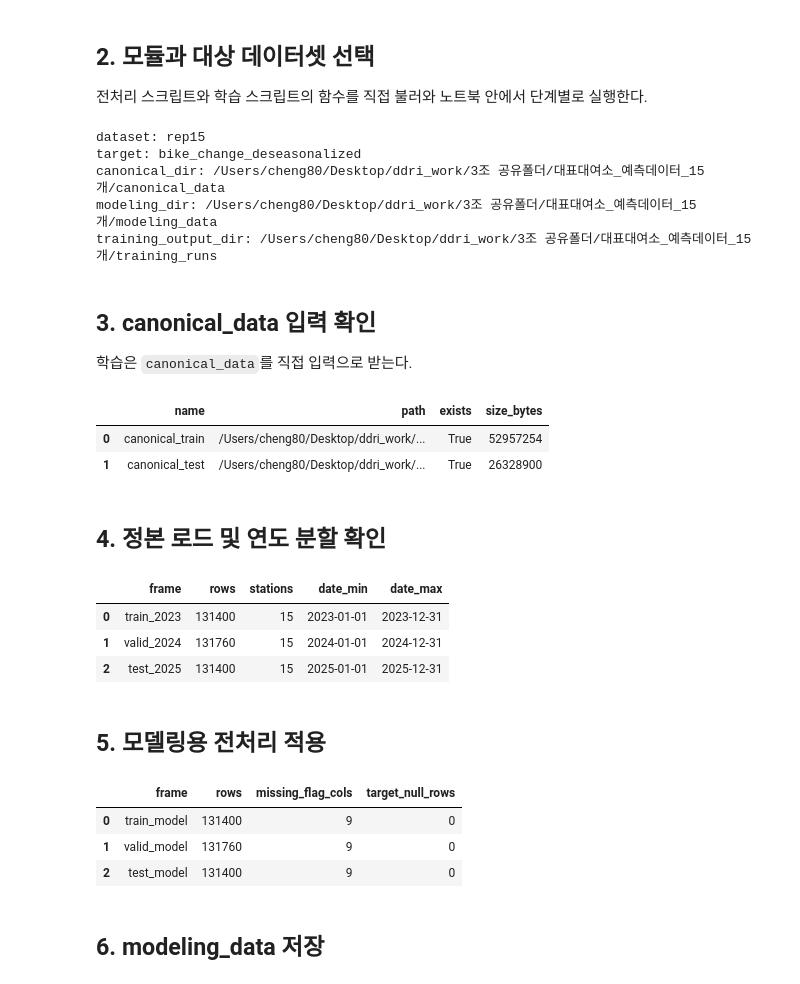
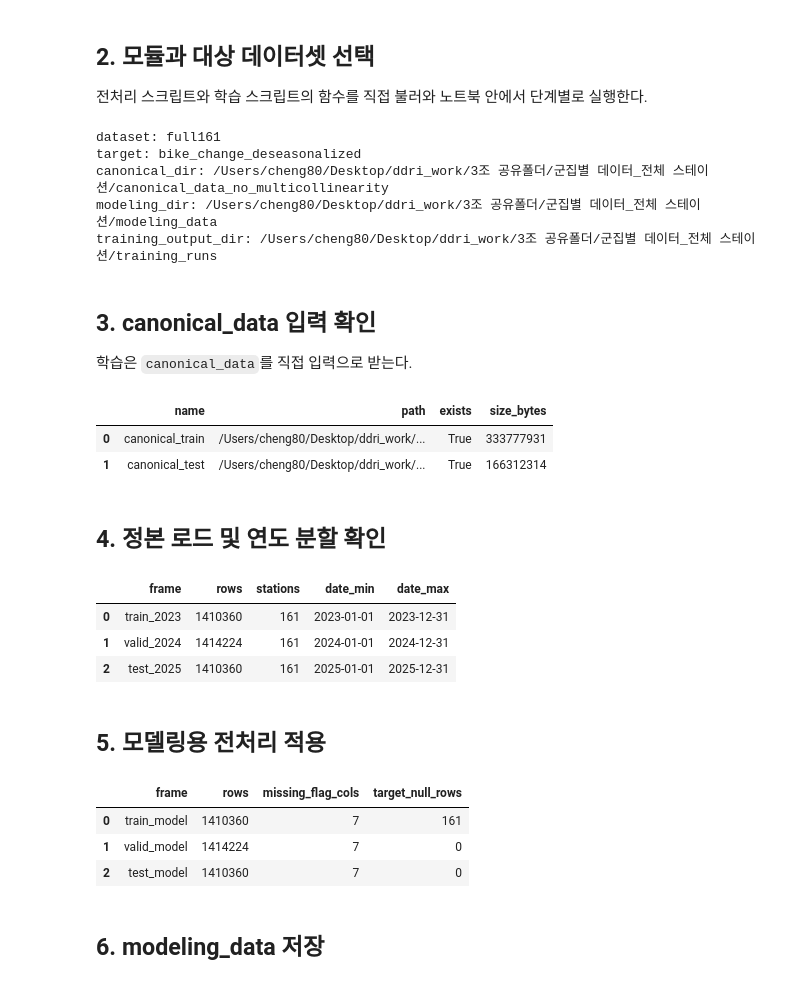
Before and after one commit to cheng80/ddri_work, a Jupyter notebook: works/06_prediction_training/01_notebook/04_ddri_prediction_train_eval_run_all.ipynb, the cells around one changed output. Drawn from its saved outputs; the diff is of its cells as text; code cells hidden in the pictures.

```diff
--- a/works/06_prediction_training/01_notebook/04_ddri_prediction_train_eval_run_all.ipynb
+++ b/works/06_prediction_training/01_notebook/04_ddri_prediction_train_eval_run_all.ipynb
@@ -61,7 +61,7 @@ train_eval = importlib.util.module_from_spec(train_spec)
 sys.modules[train_spec.name] = train_eval
 train_spec.loader.exec_module(train_eval)
 
-dataset_name = 'rep15'  # 'rep15' 또는 'full161'
+dataset_name = 'full161'  # 'rep15' 또는 'full161'
 target_col = 'bike_change_deseasonalized'  # 또는 'bike_change_raw'
 
 modeling_spec = next(spec for spec in feature_builder.SPECS if spec.name == dataset_name)
@@ -73,37 +73,37 @@ print('canonical_dir:', modeling_spec.canonical_dir)
 print('modeling_dir:', modeling_spec.output_dir)
 print('training_output_dir:', run_spec.output_dir)
 # %% [output]
-dataset: rep15
+dataset: full161
 target: bike_change_deseasonalized
-canonical_dir: /Users/cheng80/Desktop/ddri_work/3조 공유폴더/대표대여소_예측데이터_15개/canonical_data
-modeling_dir: /Users/cheng80/Desktop/ddri_work/3조 공유폴더/대표대여소_예측데이터_15개/modeling_data
-training_output_dir: /Users/cheng80/Desktop/ddri_work/3조 공유폴더/대표대여소_예측데이터_15개/training_runs
+canonical_dir: /Users/cheng80/Desktop/ddri_work/3조 공유폴더/군집별 데이터_전체 스테이션/canonical_data_no_multicollinearity
+modeling_dir: /Users/cheng80/Desktop/ddri_work/3조 공유폴더/군집별 데이터_전체 스테이션/modeling_data
+training_output_dir: /Users/cheng80/Desktop/ddri_work/3조 공유폴더/군집별 데이터_전체 스테이션/training_runs
 # %% [markdown]
 ## 3. canonical_data 입력 확인
 
 학습은 `canonical_data`를 직접 입력으로 받는다.
 # %%
-canonical_train_path = modeling_spec.canonical_dir / 'ddri_prediction_canonical_train_2023_2024.csv'
-canonical_test_path = modeling_spec.canonical_dir / 'ddri_prediction_canonical_test_2025.csv'
+canonical_train_path = modeling_spec.canonical_dir / modeling_spec.train_file
+canonical_test_path = modeling_spec.canonical_dir / modeling_spec.test_file
 
 pd.DataFrame([
     {
         'name': 'canonical_train',
         'path': str(canonical_train_path),
         'exists': canonical_train_path.exists(),
         'size_bytes': canonical_train_path.stat().st_size if canonical_train_path.exists() else None,
     },
     {
         'name': 'canonical_test',
         'path': str(canonical_test_path),
         'exists': canonical_test_path.exists(),
         'size_bytes': canonical_test_path.stat().st_size if canonical_test_path.exists() else None,
     },
 ])
 # %% [output]
 |  | name | path | exists | size_bytes |
-| 0 | canonical_train | /Users/cheng80/Desktop/ddri_work/... | True | 52957254 |
-| 1 | canonical_test | /Users/cheng80/Desktop/ddri_work/... | True | 26328900 |
+| 0 | canonical_train | /Users/cheng80/Desktop/ddri_work/... | True | 333777931 |
+| 1 | canonical_test | /Users/cheng80/Desktop/ddri_work/... | True | 166312314 |
 # %% [markdown]
 ## 4. 정본 로드 및 연도 분할 확인
 # %%
@@ -123,9 +123,9 @@ pd.DataFrame([
 ])
 # %% [output]
 |  | frame | rows | stations | date_min | date_max |
-| 0 | train_2023 | 131400 | 15 | 2023-01-01 | 2023-12-31 |
-| 1 | valid_2024 | 131760 | 15 | 2024-01-01 | 2024-12-31 |
-| 2 | test_2025 | 131400 | 15 | 2025-01-01 | 2025-12-31 |
+| 0 | train_2023 | 1410360 | 161 | 2023-01-01 | 2023-12-31 |
+| 1 | valid_2024 | 1414224 | 161 | 2024-01-01 | 2024-12-31 |
+| 2 | test_2025 | 1410360 | 161 | 2025-01-01 | 2025-12-31 |
 # %% [markdown]
 ## 5. 모델링용 전처리 적용
 # %%
@@ -141,9 +141,9 @@ pd.DataFrame([
 ])
 # %% [output]
 |  | frame | rows | missing_flag_cols | target_null_rows |
-| 0 | train_model | 131400 | 9 | 0 |
-| 1 | valid_model | 131760 | 9 | 0 |
-| 2 | test_model | 131400 | 9 | 0 |
+| 0 | train_model | 1410360 | 7 | 161 |
+| 1 | valid_model | 1414224 | 7 | 0 |
+| 2 | test_model | 1410360 | 7 | 0 |
 # %% [markdown]
 ## 6. modeling_data 저장
 # %%
```
Also changed, not shown: parts of 12 cells of this notebook, 25 other files.
